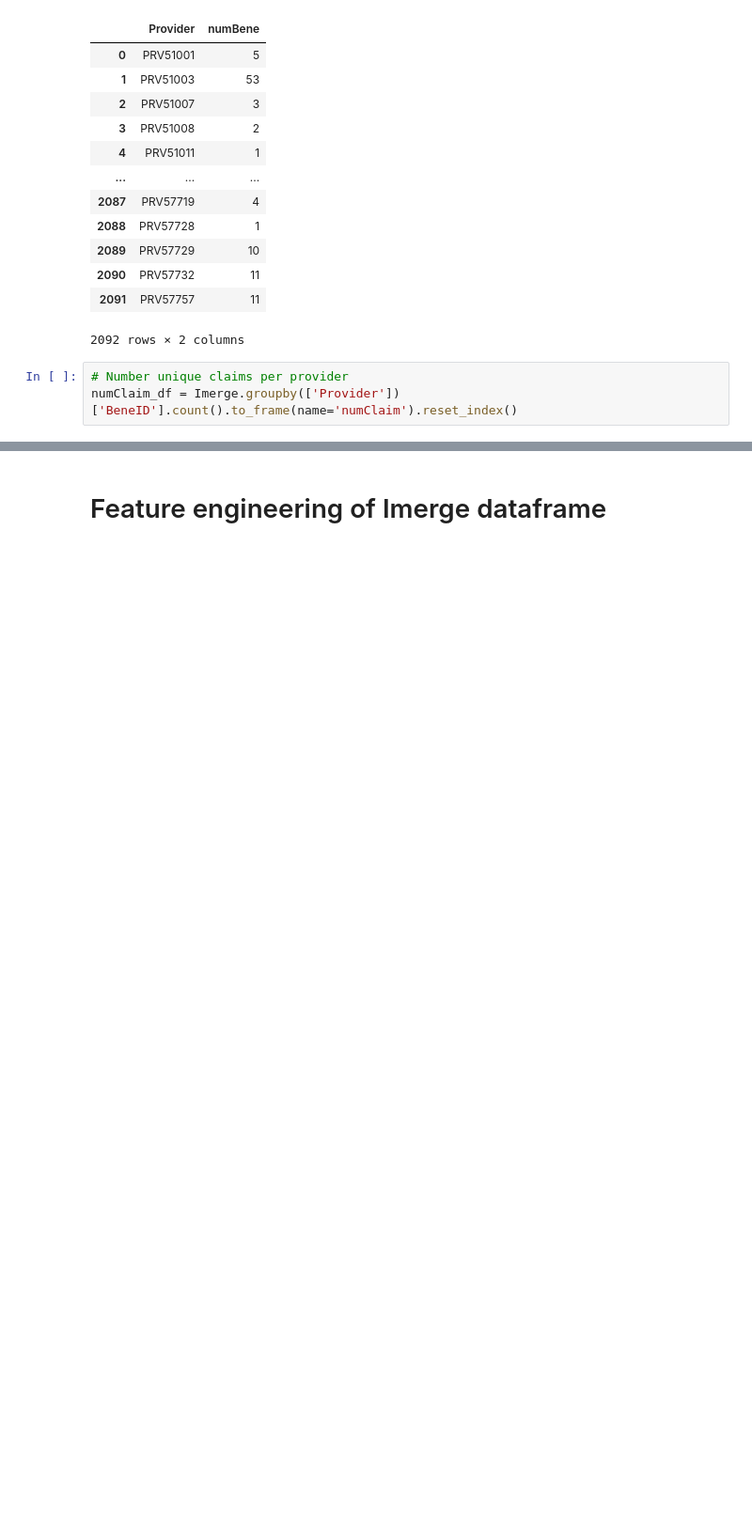
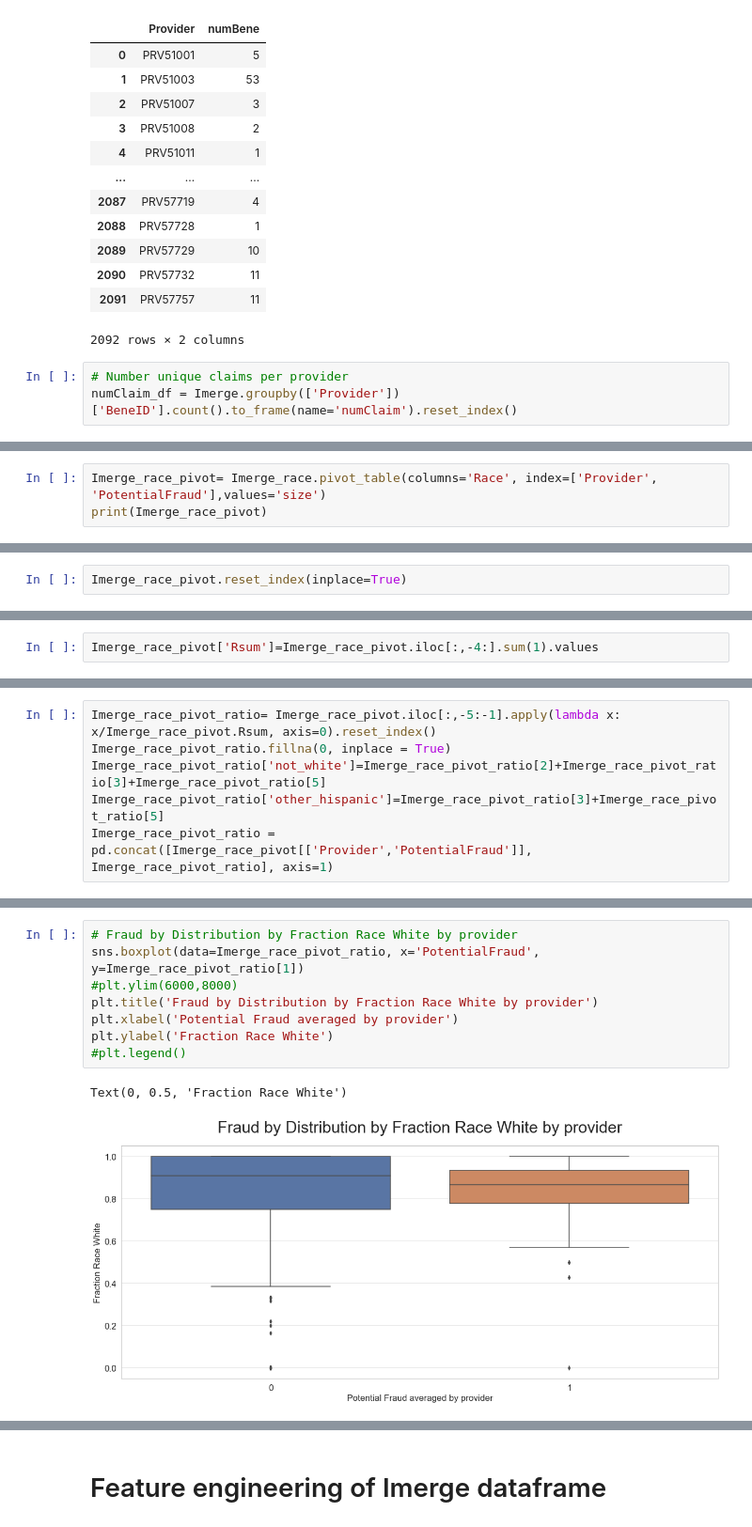
Before and after one commit to rkmad/HealthCareFraud, a Jupyter notebook: PreProcessing_v5.ipynb, the cells around one changed output, grey strips where cells are left out. Shown at 94% size. Drawn from its saved outputs; the diff is of its cells as text; blank space fills up the shorter version.

```diff
--- a/PreProcessing_v5.ipynb
+++ b/PreProcessing_v5.ipynb
@@ -188,0 +205,3 @@ numClaim_df = Imerge.groupby(['Provider'])['BeneID'].count().to_frame(name='numC
+# %%
+Imerge_race_pivot= Imerge_race.pivot_table(columns='Race', index=['Provider', 'PotentialFraud'],values='size')
+print(Imerge_race_pivot)
@@ -188,0 +224,2 @@ numClaim_df = Imerge.groupby(['Provider'])['BeneID'].count().to_frame(name='numC
+# %%
+Imerge_race_pivot.reset_index(inplace=True)
@@ -188,0 +230,2 @@ numClaim_df = Imerge.groupby(['Provider'])['BeneID'].count().to_frame(name='numC
+# %%
+Imerge_race_pivot['Rsum']=Imerge_race_pivot.iloc[:,-4:].sum(1).values
@@ -188,0 +264,6 @@ numClaim_df = Imerge.groupby(['Provider'])['BeneID'].count().to_frame(name='numC
+# %%
+Imerge_race_pivot_ratio= Imerge_race_pivot.iloc[:,-5:-1].apply(lambda x: x/Imerge_race_pivot.Rsum, axis=0).reset_index()
+Imerge_race_pivot_ratio.fillna(0, inplace = True)
+Imerge_race_pivot_ratio['not_white']=Imerge_race_pivot_ratio[2]+Imerge_race_pivot_ratio[3]+Imerge_race_pivot_ratio[5]
+Imerge_race_pivot_ratio['other_hispanic']=Imerge_race_pivot_ratio[3]+Imerge_race_pivot_ratio[5]
+Imerge_race_pivot_ratio = pd.concat([Imerge_race_pivot[['Provider','PotentialFraud']], Imerge_race_pivot_ratio], axis=1)
@@ -188,0 +286,11 @@ numClaim_df = Imerge.groupby(['Provider'])['BeneID'].count().to_frame(name='numC
+# %%
+# Fraud by Distribution by Fraction Race White by provider
+sns.boxplot(data=Imerge_race_pivot_ratio, x='PotentialFraud', y=Imerge_race_pivot_ratio[1])
+#plt.ylim(6000,8000)
+plt.title('Fraud by Distribution by Fraction Race White by provider')
+plt.xlabel('Potential Fraud averaged by provider')
+plt.ylabel('Fraction Race White')
+#plt.legend()
+# %% [output]
+Text(0, 0.5, 'Fraction Race White')
+[figure, added]
```
Also changed, not shown: parts of 100 cells of this notebook, 3 other files.
